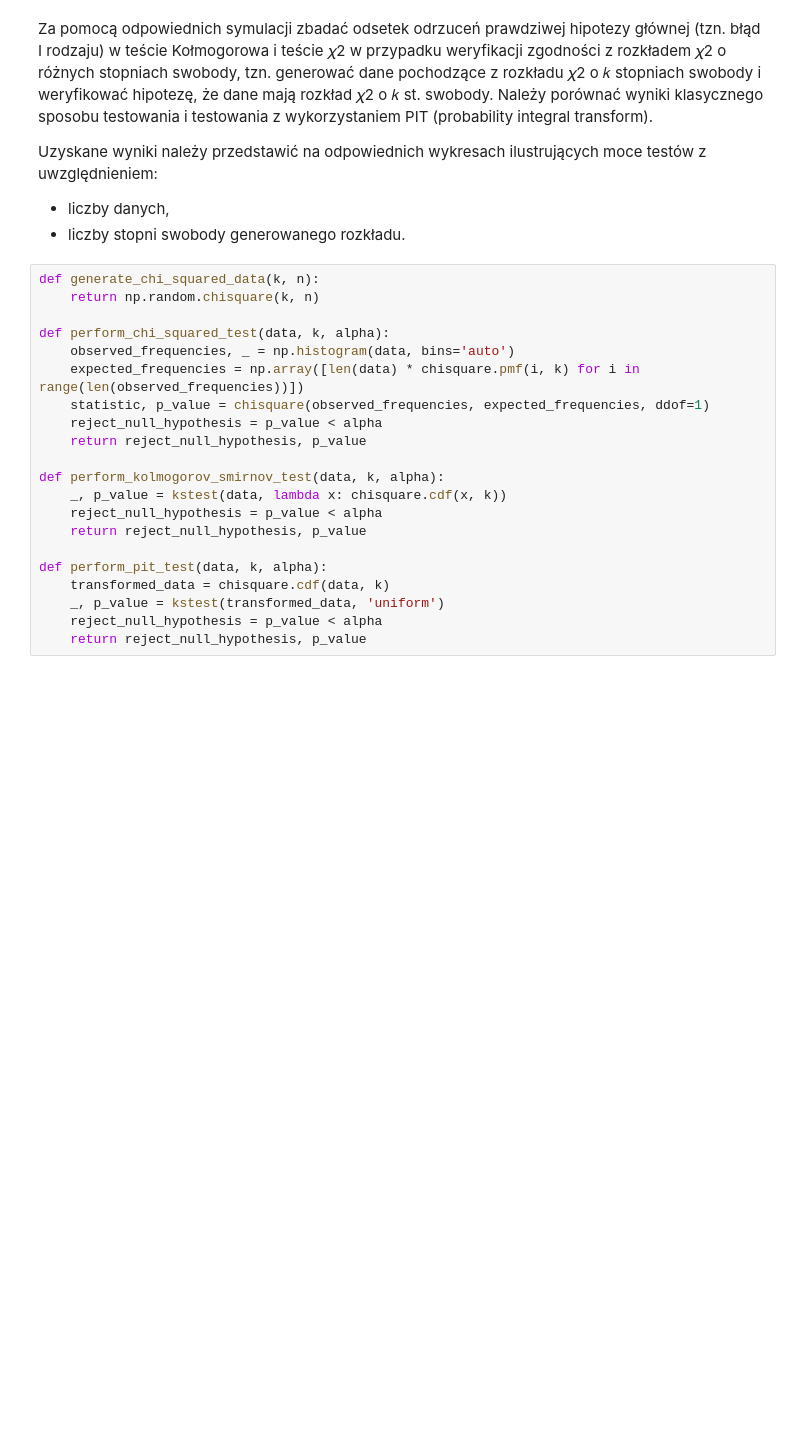
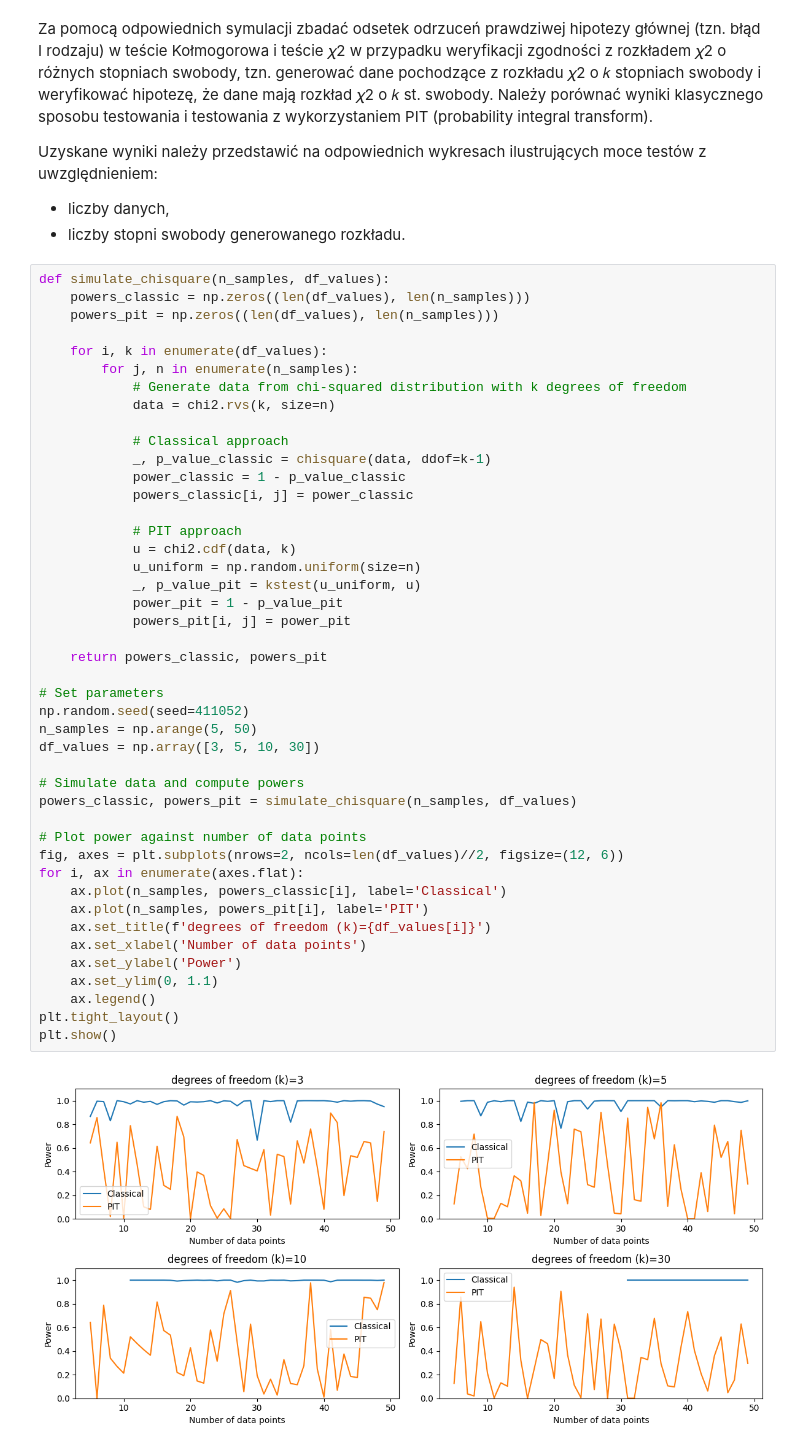
Before and after one commit to Alex4ndro5/Nonparametric-methods-in-statistics-showcase, a Jupyter notebook: Projekt_MNwS_Aleksander_Folfas_2.ipynb, the cells around one changed output. Saved outputs shown, nothing was run; the diff lists cells and outputs as text; blank space fills up the shorter version.

```diff
--- a/Projekt_MNwS_Aleksander_Folfas_2.ipynb
+++ b/Projekt_MNwS_Aleksander_Folfas_2.ipynb
@@ -14,24 +13,49 @@ weryfikować hipotezę, że dane mają rozkład 𝜒2 o 𝑘 st. swobody. Należ
 Uzyskane wyniki należy przedstawić na odpowiednich wykresach ilustrujących moce testów z uwzględnieniem:
 - liczby danych,
 - liczby stopni swobody generowanego rozkładu.
-# %%
-def generate_chi_squared_data(k, n):
-    return np.random.chisquare(k, n)
-
-def perform_chi_squared_test(data, k, alpha):
-    observed_frequencies, _ = np.histogram(data, bins='auto')
-    expected_frequencies = np.array([len(data) * chisquare.pmf(i, k) for i in range(len(observed_frequencies))])
-    statistic, p_value = chisquare(observed_frequencies, expected_frequencies, ddof=1)
-    reject_null_hypothesis = p_value < alpha
-    return reject_null_hypothesis, p_value
-
-def perform_kolmogorov_smirnov_test(data, k, alpha):
-    _, p_value = kstest(data, lambda x: chisquare.cdf(x, k))
-    reject_null_hypothesis = p_value < alpha
-    return reject_null_hypothesis, p_value
-
-def perform_pit_test(data, k, alpha):
-    transformed_data = chisquare.cdf(data, k)
-    _, p_value = kstest(transformed_data, 'uniform')
-    reject_null_hypothesis = p_value < alpha
-    return reject_null_hypothesis, p_value
+# %%
+def simulate_chisquare(n_samples, df_values):
+    powers_classic = np.zeros((len(df_values), len(n_samples)))
+    powers_pit = np.zeros((len(df_values), len(n_samples)))
+
+    for i, k in enumerate(df_values):
+        for j, n in enumerate(n_samples):
+            # Generate data from chi-squared distribution with k degrees of freedom
+            data = chi2.rvs(k, size=n)
+
+            # Classical approach
+            _, p_value_classic = chisquare(data, ddof=k-1)
+            power_classic = 1 - p_value_classic
+            powers_classic[i, j] = power_classic
+
+            # PIT approach
+            u = chi2.cdf(data, k)
+            u_uniform = np.random.uniform(size=n)
+            _, p_value_pit = kstest(u_uniform, u)
+            power_pit = 1 - p_value_pit
+            powers_pit[i, j] = power_pit
+
+    return powers_classic, powers_pit
+
+# Set parameters
+np.random.seed(seed=411052)
+n_samples = np.arange(5, 50)
+df_values = np.array([3, 5, 10, 30])
+
+# Simulate data and compute powers
+powers_classic, powers_pit = simulate_chisquare(n_samples, df_values)
+
+# Plot power against number of data points
+fig, axes = plt.subplots(nrows=2, ncols=len(df_values)//2, figsize=(12, 6))
+for i, ax in enumerate(axes.flat):
+    ax.plot(n_samples, powers_classic[i], label='Classical')
+    ax.plot(n_samples, powers_pit[i], label='PIT')
+    ax.set_title(f'degrees of freedom (k)={df_values[i]}')
+    ax.set_xlabel('Number of data points')
+    ax.set_ylabel('Power')
+    ax.set_ylim(0, 1.1)
+    ax.legend()
+plt.tight_layout()
+plt.show()
+# %% [output]
+[figure, added]
```
Also changed, not shown: parts of 1 cell of this notebook, 11 other files.
